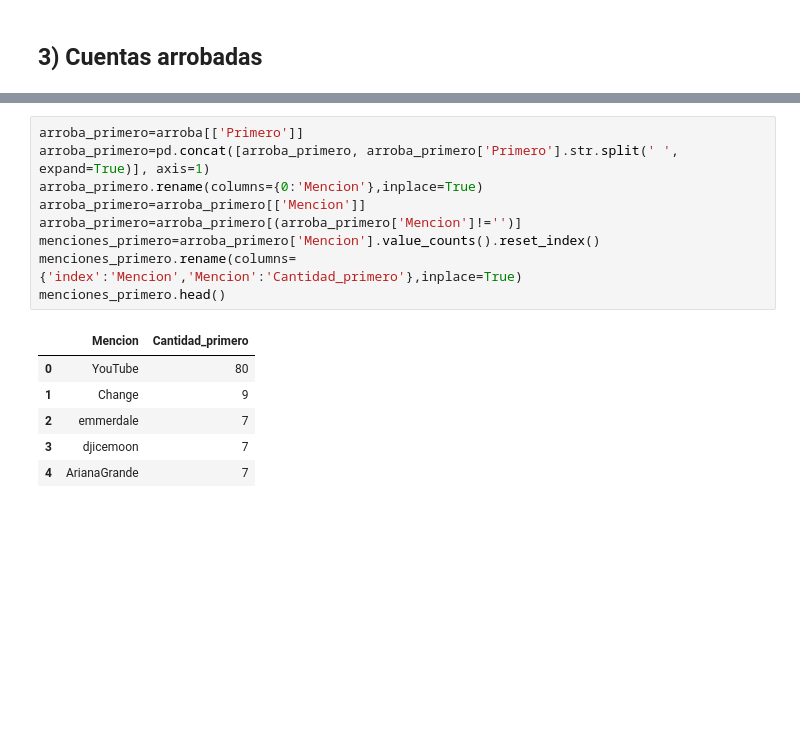
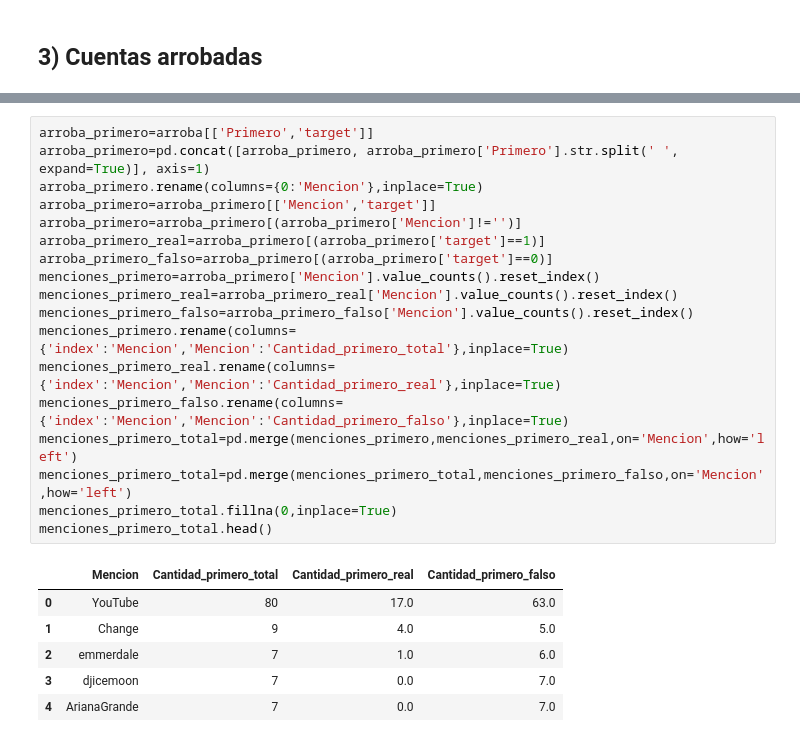
Before and after one commit to SergioCalvani/75.06-Datos-TP1-2020, a Jupyter notebook: Junto.ipynb, the cells around one changed output, grey strips where cells are left out. Saved outputs shown, nothing was run; the diff lists cells and outputs as text; blank space fills up the shorter version.

```diff
--- a/Junto.ipynb
+++ b/Junto.ipynb
@@ -703,17 +716,26 @@ arroba.head()
 # %%
-arroba_primero=arroba[['Primero']]
+arroba_primero=arroba[['Primero','target']]
 arroba_primero=pd.concat([arroba_primero, arroba_primero['Primero'].str.split(' ', expand=True)], axis=1)
 arroba_primero.rename(columns={0:'Mencion'},inplace=True)
-arroba_primero=arroba_primero[['Mencion']]
+arroba_primero=arroba_primero[['Mencion','target']]
 arroba_primero=arroba_primero[(arroba_primero['Mencion']!='')]
+arroba_primero_real=arroba_primero[(arroba_primero['target']==1)]
+arroba_primero_falso=arroba_primero[(arroba_primero['target']==0)]
 menciones_primero=arroba_primero['Mencion'].value_counts().reset_index()
-menciones_primero.rename(columns={'index':'Mencion','Mencion':'Cantidad_primero'},inplace=True)
-menciones_primero.head()
+menciones_primero_real=arroba_primero_real['Mencion'].value_counts().reset_index()
+menciones_primero_falso=arroba_primero_falso['Mencion'].value_counts().reset_index()
+menciones_primero.rename(columns={'index':'Mencion','Mencion':'Cantidad_primero_total'},inplace=True)
+menciones_primero_real.rename(columns={'index':'Mencion','Mencion':'Cantidad_primero_real'},inplace=True)
+menciones_primero_falso.rename(columns={'index':'Mencion','Mencion':'Cantidad_primero_falso'},inplace=True)
+menciones_primero_total=pd.merge(menciones_primero,menciones_primero_real,on='Mencion',how='left')
+menciones_primero_total=pd.merge(menciones_primero_total,menciones_primero_falso,on='Mencion',how='left')
+menciones_primero_total.fillna(0,inplace=True)
+menciones_primero_total.head()
 # %% [output]
-|  | Mencion | Cantidad_primero |
-| 0 | YouTube | 80 |
-| 1 | Change | 9 |
-| 2 | emmerdale | 7 |
-| 3 | djicemoon | 7 |
-| 4 | ArianaGrande | 7 |
+|  | Mencion | Cantidad_primero_total | Cantidad_primero_real | Cantidad_primero_falso |
+| 0 | YouTube | 80 | 17.0 | 63.0 |
+| 1 | Change | 9 | 4.0 | 5.0 |
+| 2 | emmerdale | 7 | 1.0 | 6.0 |
+| 3 | djicemoon | 7 | 0.0 | 7.0 |
+| 4 | ArianaGrande | 7 | 0.0 | 7.0 |
 # %%
```
Also changed, not shown: parts of 18 cells of this notebook.
